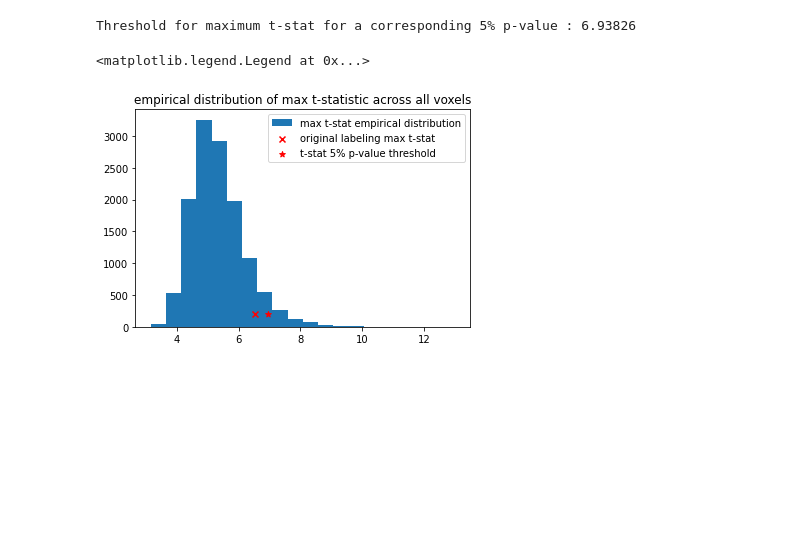
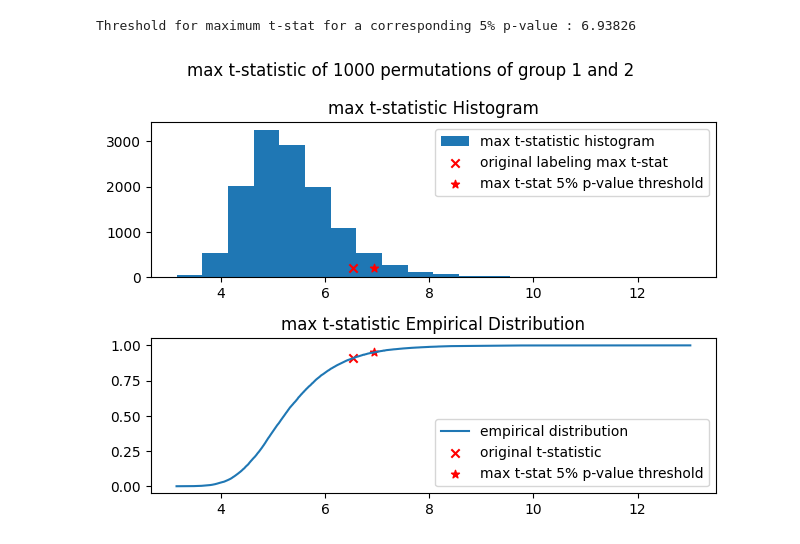
Before and after one commit to fclarke1/modelling-bio-imaging-comp0118, a Jupyter notebook: assignment_2/part_2_q2.ipynb, the cells around one changed output. Saved outputs shown, nothing was run; the diff lists cells and outputs as text; code cells hidden in the pictures; blank space fills up the shorter version.

```diff
--- a/assignment_2/part_2_q2.ipynb
+++ b/assignment_2/part_2_q2.ipynb
@@ -62,9 +63,6 @@ converted_sum = data_CPA_roi.sum() + data_PPA_roi.sum()
 print(f'check the correct roi voxels have been picked. Sum should be zero : {original_direct_sum - converted_sum}')
 # %% [output]
 check the correct roi voxels have been picked. Sum should be zero : 0.0
-# %%
-# Calculate t-statistic for 2 independent samples (CPA vs PPA) on each voxel
-t_statistic, _ = stats.ttest_ind(data_CPA_roi, data_PPA_roi, axis=0)
 # %%
 def calculate_t_statistic(Y, X, lmbda, is_max_only=False, Px=None, M=None):
     """given a Y of many voxels, and X design matrix and contrast vector lmbda return
@@ -198,7 +189,7 @@ plt.legend()
 # %% [markdown]
 # q2.c)
 # %%
-
+t_statistic_max_gt = t_statistic_roi.max()
 num_t_stat_more_extreme = (t_statistic_perms_max >= t_statistic_max_gt).sum()
 total_t_stat_num = t_statistic_perms_max.shape[0]
 
@@ -222,13 +213,23 @@ t_stat_thresh_5pct = sorted_max_t_stat[thresh_idx]
 print(f'Threshold for maximum t-stat for a corresponding 5% p-value : {t_stat_thresh_5pct:.5f}')
 # %% [output]
 Threshold for maximum t-stat for a corresponding 5% p-value : 6.93826
-# %%
-t_statistic_max_gt = t_statistic.max()
-plt.hist(t_statistic_perms_max, bins=20, label='max t-stat empirical distribution')
-plt.scatter(x=t_statistic_max_gt, y=200, color='r', marker='x', label='original labeling max t-stat')
-plt.scatter(x=t_stat_thresh_5pct, y=200, color='r', marker='*', label='t-stat 5% p-value threshold')
-plt.title('empirical distribution of max t-statistic across all voxels')
-plt.legend()
-# %% [output]
-<matplotlib.legend.Legend at 0x...>
-[figure, removed]
+# %%
+fig, axs = plt.subplots(nrows=2, ncols=1)
+fig.suptitle('max t-statistic of 1000 permutations of group 1 and 2')
+
+axs[0].hist(t_statistic_perms_max, bins=20, label='max t-statistic histogram')
+axs[0].scatter(x=t_statistic_max_gt, y=200, color='r', marker='x', label='original labeling max t-stat')
+axs[0].scatter(x=t_stat_thresh_5pct, y=200, color='r', marker='*', label='max t-stat 5% p-value threshold')
+axs[0].set_title('max t-statistic Histogram')
+axs[0].legend()
+
+t_max_ecdf = ECDF(t_statistic_perms_max)
+axs[1].plot(np.sort(t_statistic_perms_max), t_max_ecdf(np.sort(t_statistic_perms_max)), label='empirical distribution')
+axs[1].scatter(t_statistic_max_gt, t_max_ecdf(t_statistic_max_gt), marker='x', color='r', label='original t-statistic')
+axs[1].scatter(x=t_stat_thresh_5pct, y=t_max_ecdf(t_stat_thresh_5pct), color='r', marker='*', label='max t-stat 5% p-value threshold')
+axs[1].set_title('max t-statistic Empirical Distribution')
+axs[1].legend()
+
+fig.tight_layout()
+# %% [output]
+[figure, added]
```
Also changed, not shown: parts of 5 cells of this notebook, 2 other files.
